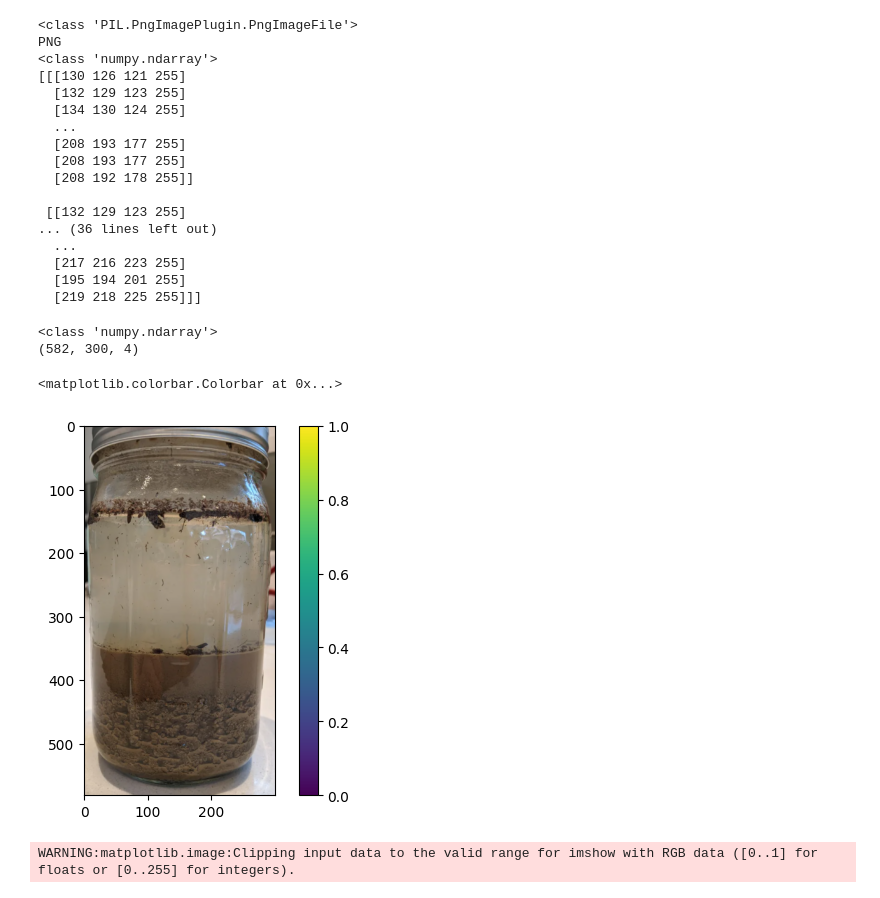
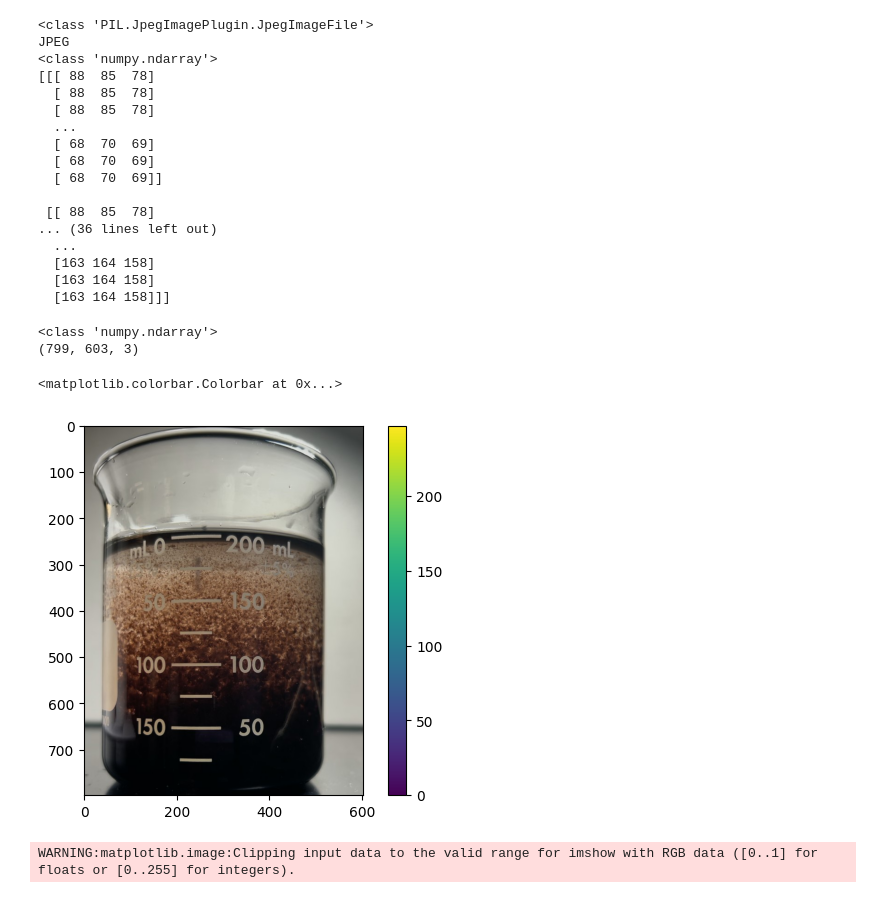
Before and after one commit to Eli-Kaplowitz/ChemTreat-Image-Analysis, a Jupyter notebook: Beginning_Image_Processing.ipynb, the cells around one changed output. Cells and saved outputs as stored; diff of their text form; code cells hidden in the pictures.

```diff
--- a/Beginning_Image_Processing.ipynb
+++ b/Beginning_Image_Processing.ipynb
@@ -3,7 +3,8 @@
 from PIL import Image
 import numpy as np
 
-img = Image.open("image2.png")
+#img = Image.open("image2.png")
+img = Image.open("../Data/Settling_Photos_VCU/Settling_Photos_VCU/Settling 1_3.jpg")
 
 print(type(img))
 print(img.format)
@@ -13,46 +14,46 @@ print(type(img1))
 #Print the numpy array as an array
 print(img1)
 # %% [output]
-<class 'PIL.PngImagePlugin.PngImageFile'>
-PNG
+<class 'PIL.JpegImagePlugin.JpegImageFile'>
+JPEG
 <class 'numpy.ndarray'>
-[[[130 126 121 255]
-  [132 129 123 255]
-  [134 130 124 255]
+[[[ 88  85  78]
+  [ 88  85  78]
+  [ 88  85  78]
   ...
-  [208 193 177 255]
-  [208 193 177 255]
-  [208 192 178 255]]
+  [ 68  70  69]
+  [ 68  70  69]
+  [ 68  70  69]]
 
- [[132 129 123 255]
+ [[ 88  85  78]
 ... (36 lines left out)
   ...
-  [217 216 223 255]
-  [195 194 201 255]
-  [219 218 225 255]]]
+  [163 164 158]
+  [163 164 158]
+  [163 164 158]]]
 # %%
 ###########################################
 ##directly import image file as a np array
 #matplotlib
 #pyplot
 
 # pip install matplotlib
 
 import matplotlib.image as mpimg
 import matplotlib.pyplot as plt
 
-img = mpimg.imread("image2.png")
+img = mpimg.imread("../Data/Settling_Photos_VCU/Settling_Photos_VCU/Settling 1_3.jpg")
 print(type(img))
 print(img.shape)
 #show the image
 
 plt.imshow(img)
 plt.colorbar()
 # %% [output]
 <class 'numpy.ndarray'>
-(582, 300, 4)
+(799, 603, 3)
 <matplotlib.colorbar.Colorbar at 0x...>
-[figure, old version]
+[figure, new version]
 # %%
 #another way to import?
 #pip install skikit-image
```
Also changed, not shown: parts of 4 cells of this notebook, 2 other files.
